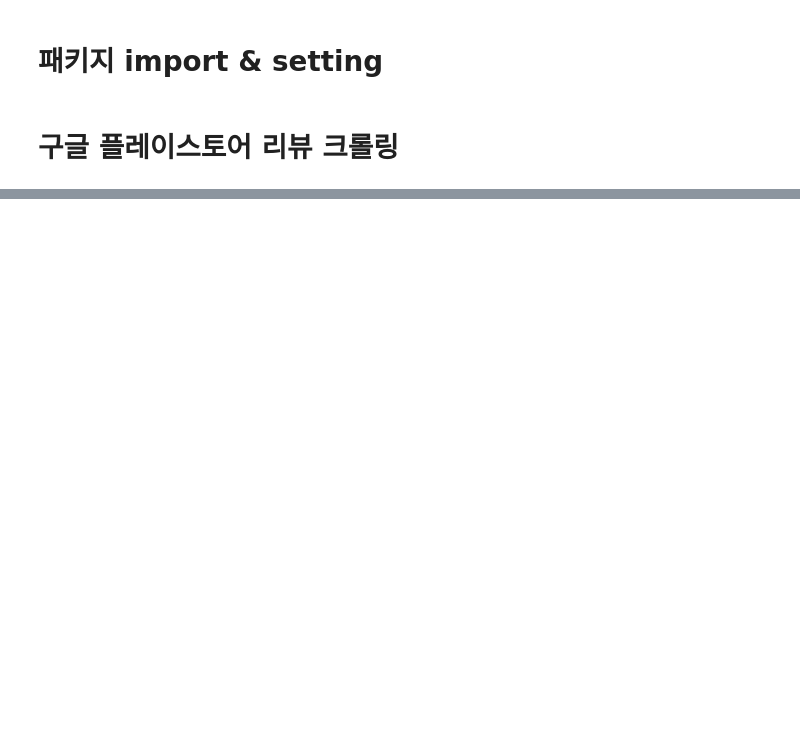
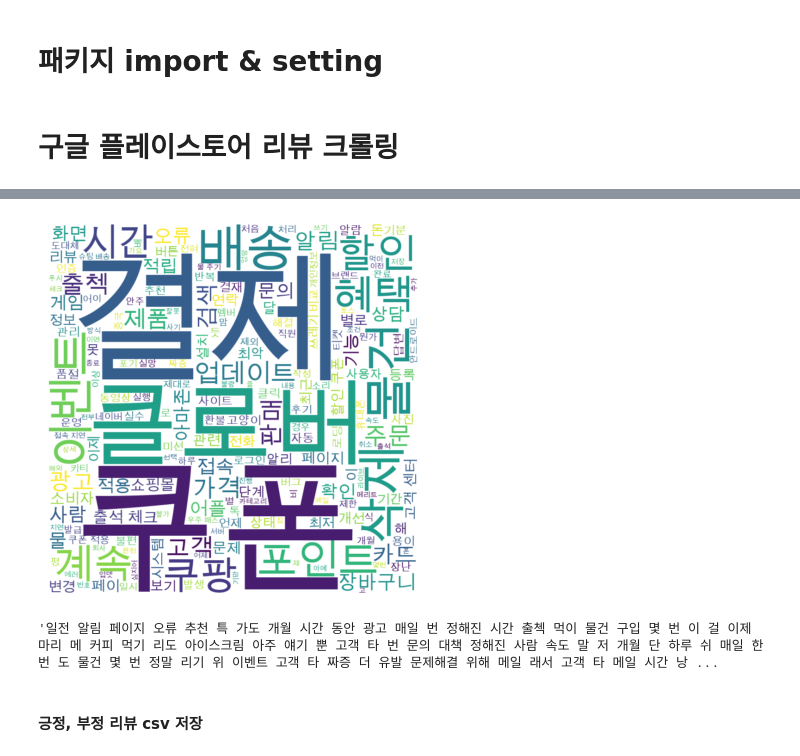
Before and after one commit to jennynoh/11st-intern-project, a Jupyter notebook: 리뷰크롤링.ipynb, the cells around one changed output, grey strips where cells are left out. Cells and saved outputs as stored; diff of their text form; code cells hidden in the pictures; blank space fills up the shorter version.

```diff
--- a/리뷰크롤링.ipynb
+++ b/리뷰크롤링.ipynb
@@ -150,0 +300,4 @@ review_df
+# %%
+# 부정 리뷰 df 생성
+negative_reviews = proc_df[proc_df['review_category']=='negative']
+negative_reviews
@@ -150,0 +369,8 @@ review_df
+# %%
+# 부정리뷰 워드클라우드
+make_wordcloud(negative_reviews)
+# %% [output]
+[figure, added]
+'일전 알림 페이지 오류 추천 특 가도 개월 시간 동안 광고 매일 번 정해진 시간 출첵 먹이 물건 구입 몇 번 이 걸 이제 마리 메 커피 먹기 리도 아이스크림 아주 얘기 뿐 고객 타 번 문의 대책 정해진 사람 속도 말 저 개월 단 하루 쉬 매일 한번 도 물건 몇 번 정말 리기 위 이벤트 고객 타 짜증 더 유발 문제해결 위해 메일 래서 고객 타 메일 시간 낭 ...
+# %% [markdown]
+#### 긍정, 부정 리뷰 csv 저장
```
Also changed, not shown: parts of 26 cells of this notebook, 4 other files.
